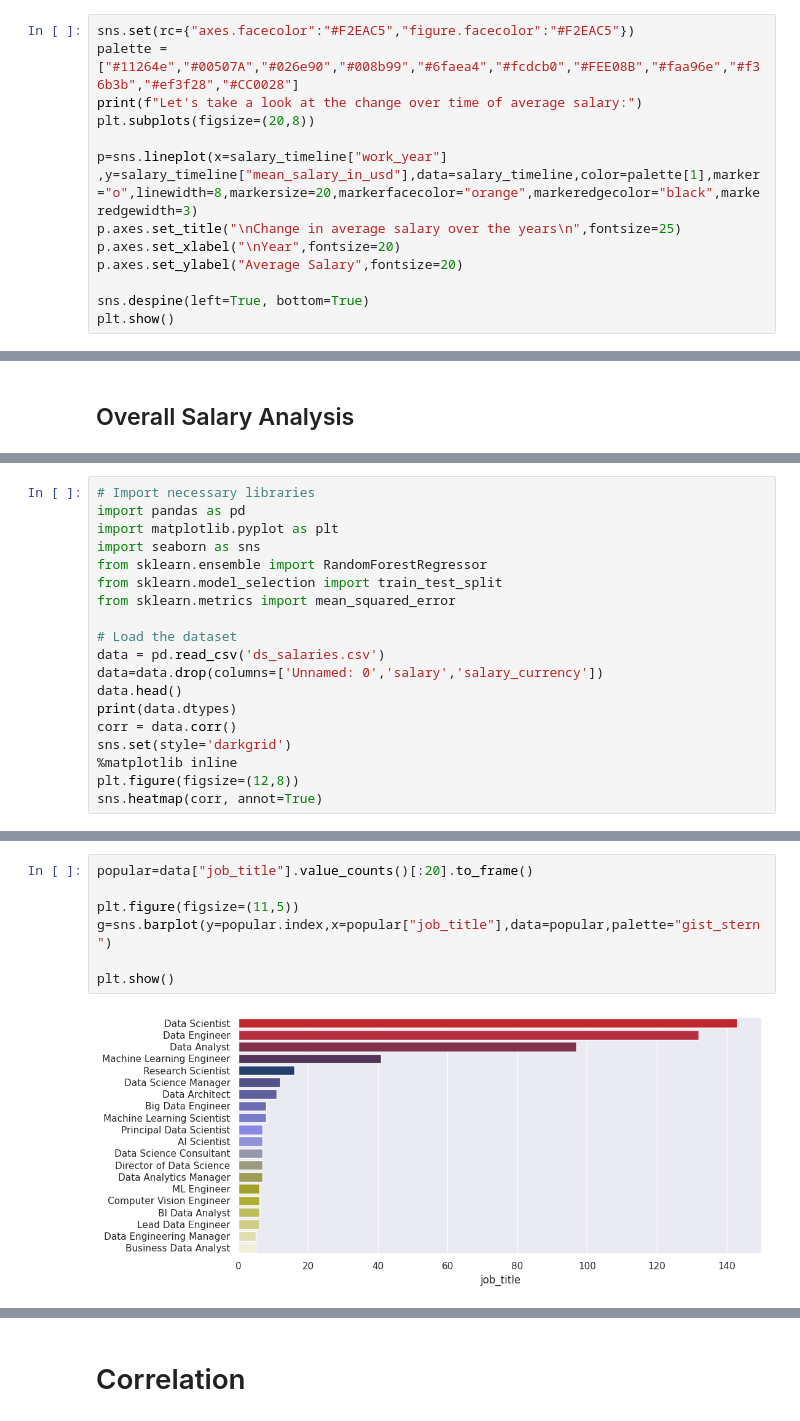
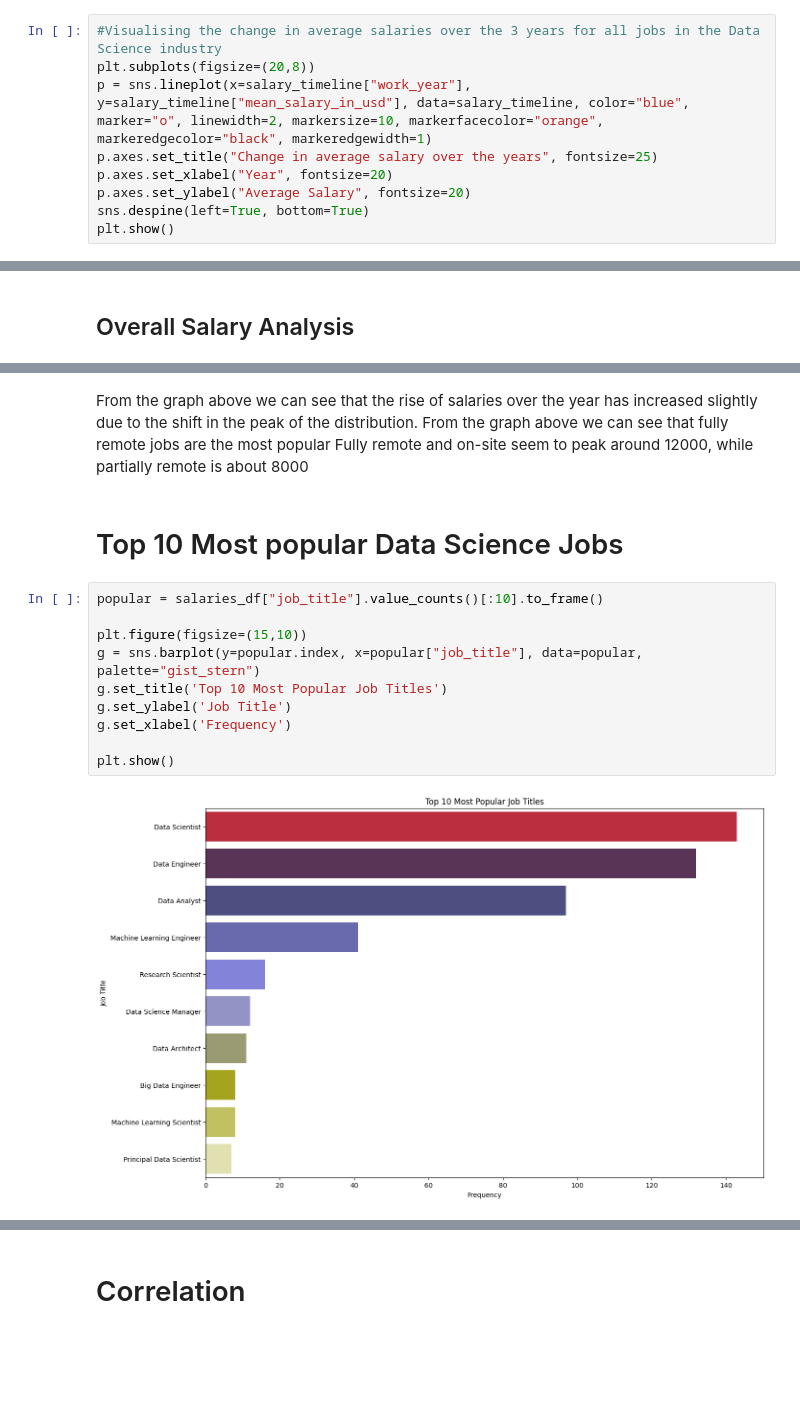
Before and after one commit to KatyayaniPande/SC1015, a Jupyter notebook: dsai.ipynb, the cells around one changed output, grey strips where cells are left out. Cells and saved outputs as stored; diff of their text form; blank space fills up the shorter version.

```diff
--- a/dsai.ipynb
+++ b/dsai.ipynb
@@ -239,14 +288,10 @@ Let's take a look at the dataframe that contains the data needed for this questi
 # %%
-sns.set(rc={"axes.facecolor":"#F2EAC5","figure.facecolor":"#F2EAC5"})
-palette = ["#11264e","#00507A","#026e90","#008b99","#6faea4","#fcdcb0","#FEE08B","#faa96e","#f36b3b","#ef3f28","#CC0028"]
-print(f"Let's take a look at the change over time of average salary:")
+#Visualising the change in average salaries over the 3 years for all jobs in the Data Science industry
 plt.subplots(figsize=(20,8))
-
-p=sns.lineplot(x=salary_timeline["work_year"] ,y=salary_timeline["mean_salary_in_usd"],data=salary_timeline,color=palette[1],marker="o",linewidth=8,markersize=20,markerfacecolor="orange",markeredgecolor="black",markeredgewidth=3)
-p.axes.set_title("\nChange in average salary over the years\n",fontsize=25)
-p.axes.set_xlabel("\nYear",fontsize=20)
-p.axes.set_ylabel("Average Salary",fontsize=20)
-
+p = sns.lineplot(x=salary_timeline["work_year"], y=salary_timeline["mean_salary_in_usd"], data=salary_timeline, color="blue", marker="o", linewidth=2, markersize=10, markerfacecolor="orange", markeredgecolor="black", markeredgewidth=1)
+p.axes.set_title("Change in average salary over the years", fontsize=25)
+p.axes.set_xlabel("Year", fontsize=20)
+p.axes.set_ylabel("Average Salary", fontsize=20)
 sns.despine(left=True, bottom=True)
 plt.show()
 # %% [output]
@@ -342,19 +448,0 @@ plt.show()
-# %%
-# Import necessary libraries
-import pandas as pd
-import matplotlib.pyplot as plt
-import seaborn as sns
-from sklearn.ensemble import RandomForestRegressor
-from sklearn.model_selection import train_test_split
-from sklearn.metrics import mean_squared_error
-
-# Load the dataset
-data = pd.read_csv('ds_salaries.csv')
-data=data.drop(columns=['Unnamed: 0','salary','salary_currency'])
-data.head()
-print(data.dtypes)
-corr = data.corr()
-sns.set(style='darkgrid')
-%matplotlib inline
-plt.figure(figsize=(12,8))
-sns.heatmap(corr, annot=True)
@@ -387,9 +449,18 @@ dtype: int64
+# %% [markdown]
+From the graph above we can see that the rise of salaries over the year has increased slightly due to the shift in the peak of the distribution.
+From the graph above we can see that fully remote jobs are the most popular
+Fully remote and on-site seem to peak around 12000, while partially remote is about 8000
+# %% [markdown]
+# Top 10 Most popular Data Science Jobs
 # %%
-popular=data["job_title"].value_counts()[:20].to_frame()
+popular = salaries_df["job_title"].value_counts()[:10].to_frame()
 
-plt.figure(figsize=(11,5))
-g=sns.barplot(y=popular.index,x=popular["job_title"],data=popular,palette="gist_stern")
+plt.figure(figsize=(15,10))
+g = sns.barplot(y=popular.index, x=popular["job_title"], data=popular, palette="gist_stern")
+g.set_title('Top 10 Most Popular Job Titles')
+g.set_ylabel('Job Title')
+g.set_xlabel('Frequency')
 
 plt.show()
 # %% [output]
-[figure, old version]
+[figure, new version]
```
Also changed, not shown: parts of 51 cells of this notebook.
